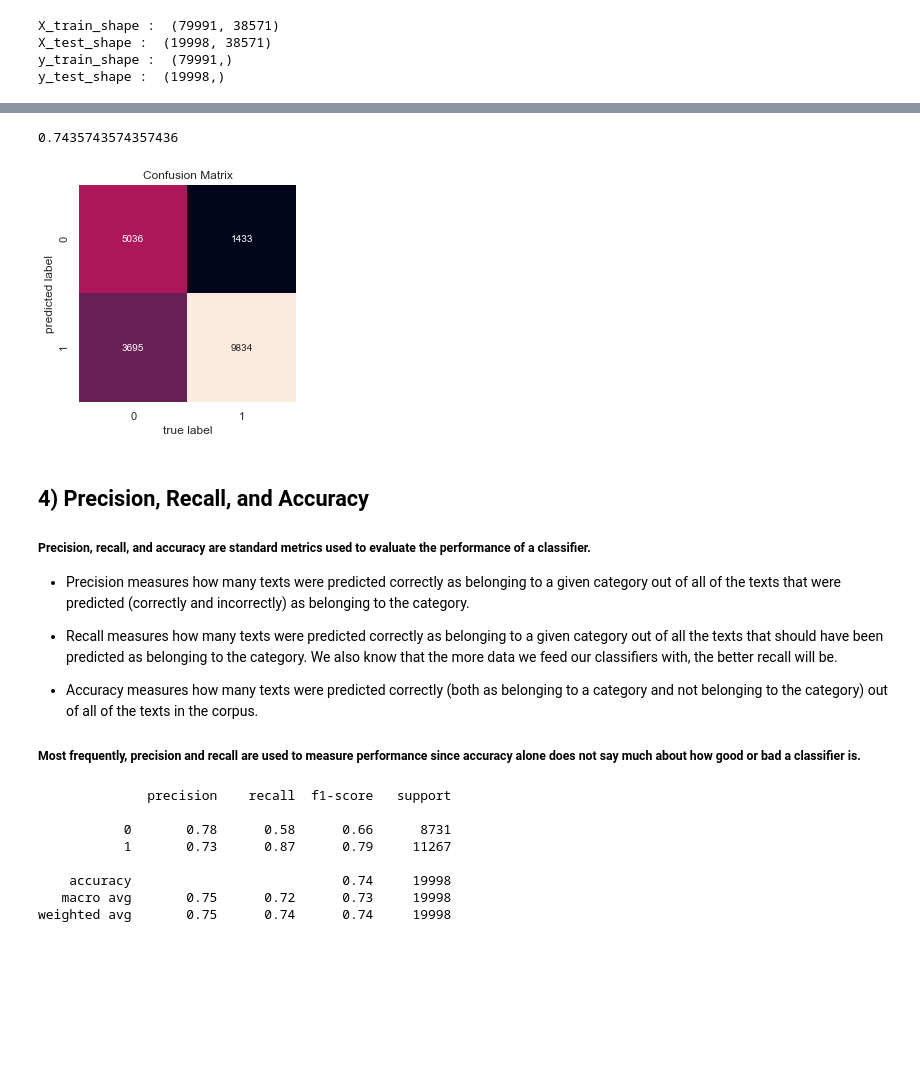
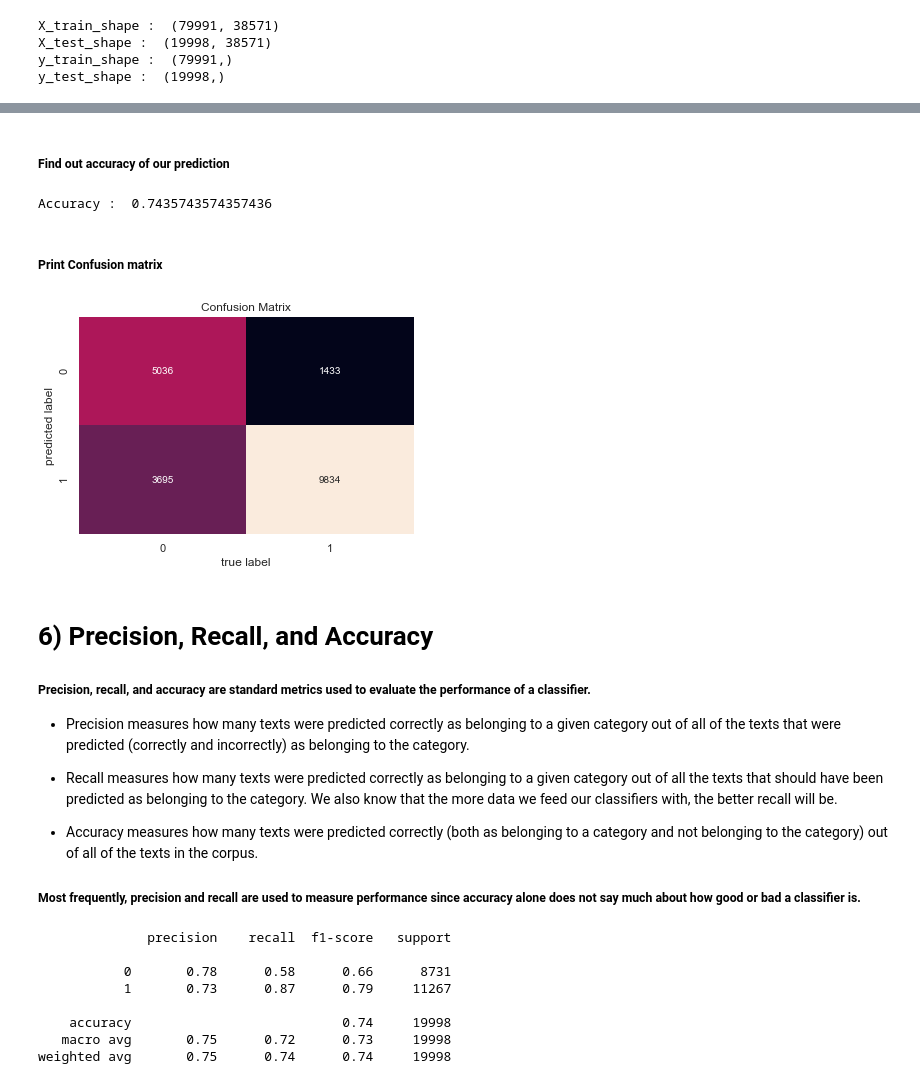
Before and after one commit to gunjannandy/twitter-sentiment-analysis, a Jupyter notebook: twitter-sentiment-analysis.ipynb, the cells around one changed output, grey strips where cells are left out. Cells and saved outputs as stored; diff of their text form; code cells hidden in the pictures; blank space fills up the shorter version.

```diff
--- a/twitter-sentiment-analysis.ipynb
+++ b/twitter-sentiment-analysis.ipynb
@@ -316,23 +341,29 @@ from sklearn.naive_bayes import MultinomialNB
 # %%
 model = MultinomialNB().fit(X_train, y_train)
 predicted = model.predict(X_test)
-# %%
-print(np.mean(predicted == y_test))
-# %% [output]
-0.7435743574357436
+# %% [markdown]
+##### Find out accuracy of our prediction
+# %%
+from sklearn.metrics import accuracy_score
+score = accuracy_score(predicted, y_test)
+print("Accuracy : ",score)
+# %% [output]
+Accuracy :  0.7435743574357436
+# %% [markdown]
+##### Print Confusion matrix
 # %%
 from sklearn.metrics import confusion_matrix
 
 mat = confusion_matrix(y_test, predicted)
-sns.heatmap(mat.T, square=True, annot=True, fmt='d', cbar=False)
+sns.heatmap(mat.T, annot=True, fmt='d', cbar=False)
 plt.title('Confusion Matrix')
 plt.xlabel('true label')
 plt.ylabel('predicted label')
 plt.show()
 # %% [output]
-[figure, old version]
+[figure, new version]
 # %% [markdown]
-## 4) Precision, Recall, and Accuracy
+# 6) Precision, Recall, and Accuracy
 
 ##### Precision, recall, and accuracy are standard metrics used to evaluate the performance of a classifier.
 
```
Also changed, not shown: parts of 16 cells of this notebook, 2 other files.
